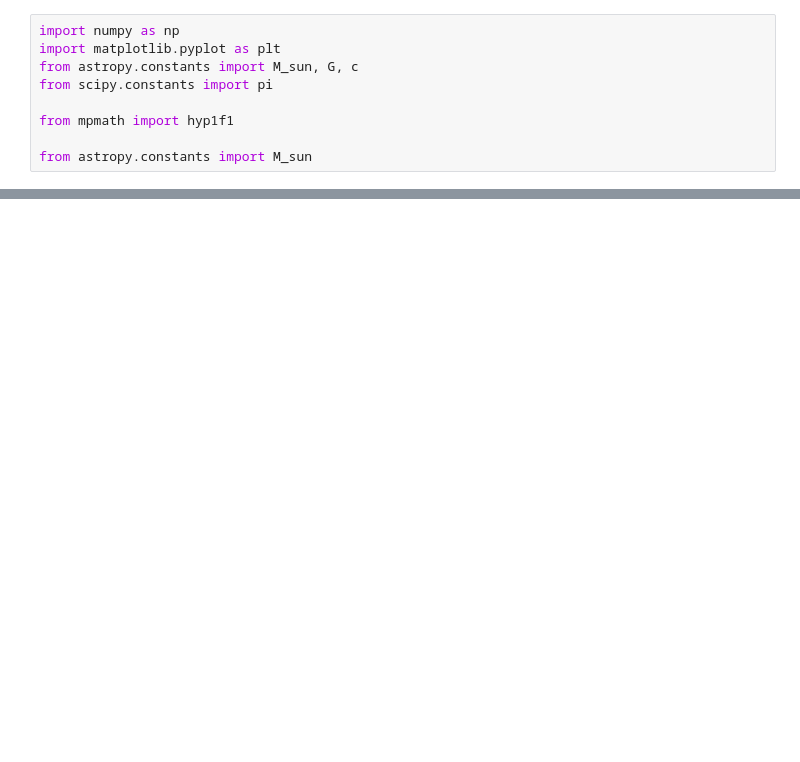
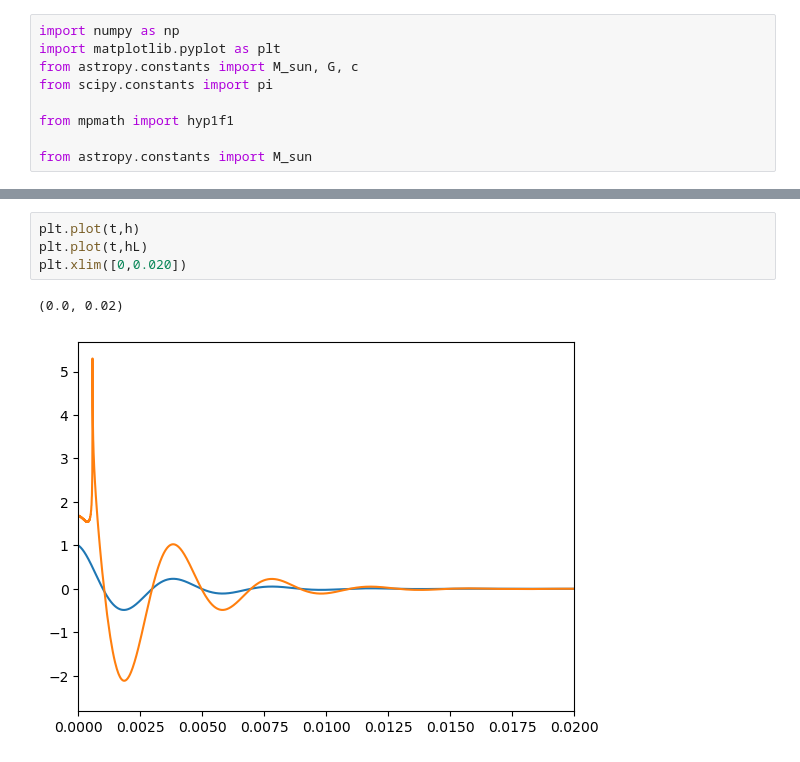
Before and after one commit to gcfbelinario/gw_thz, a Jupyter notebook: amplify.ipynb, the cells around one changed output, grey strips where cells are left out. Saved outputs shown, nothing was run; the diff lists cells and outputs as text; blank space fills up the shorter version.

```diff
--- a/amplify.ipynb
+++ b/amplify.ipynb
@@ -119,0 +123,7 @@ ax[1].set_xlim([0,0.1])
+# %%
+plt.plot(t,h)
+plt.plot(t,hL)
+plt.xlim([0,0.020])
+# %% [output]
+(0.0, 0.02)
+[figure, added]
```
Also changed, not shown: parts of 7 cells of this notebook, 1 other file.
